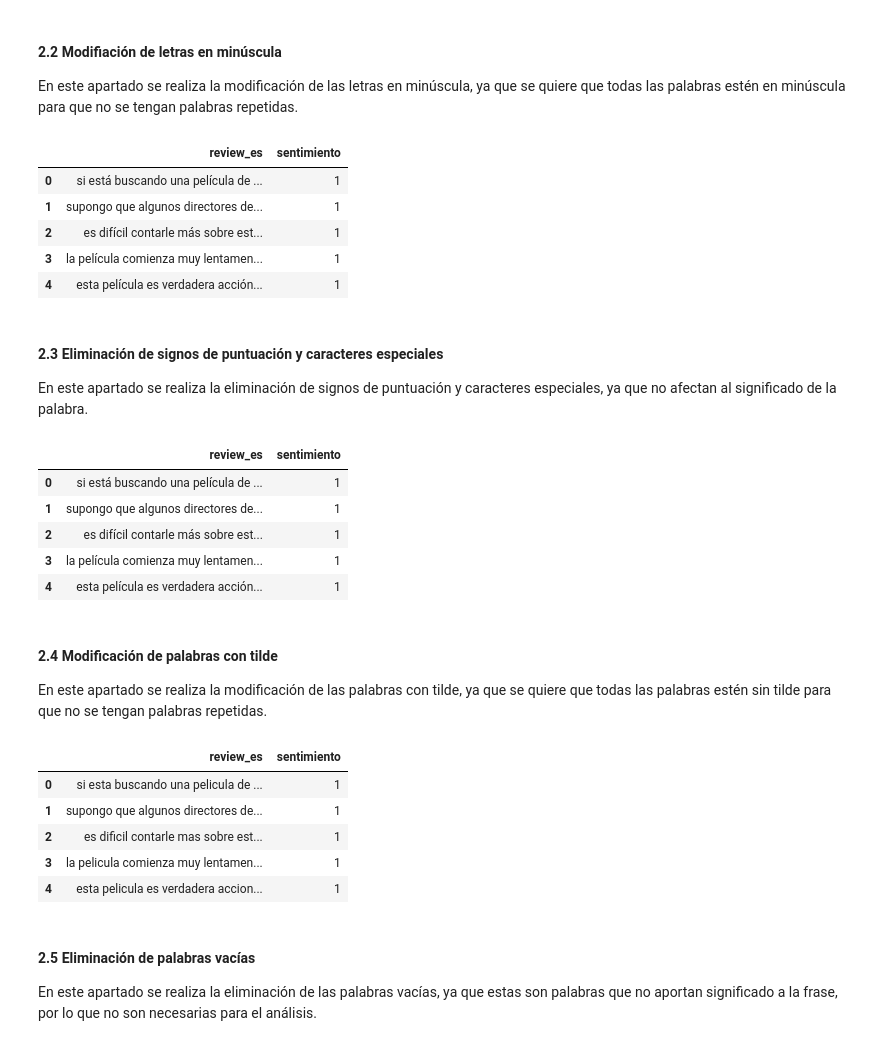
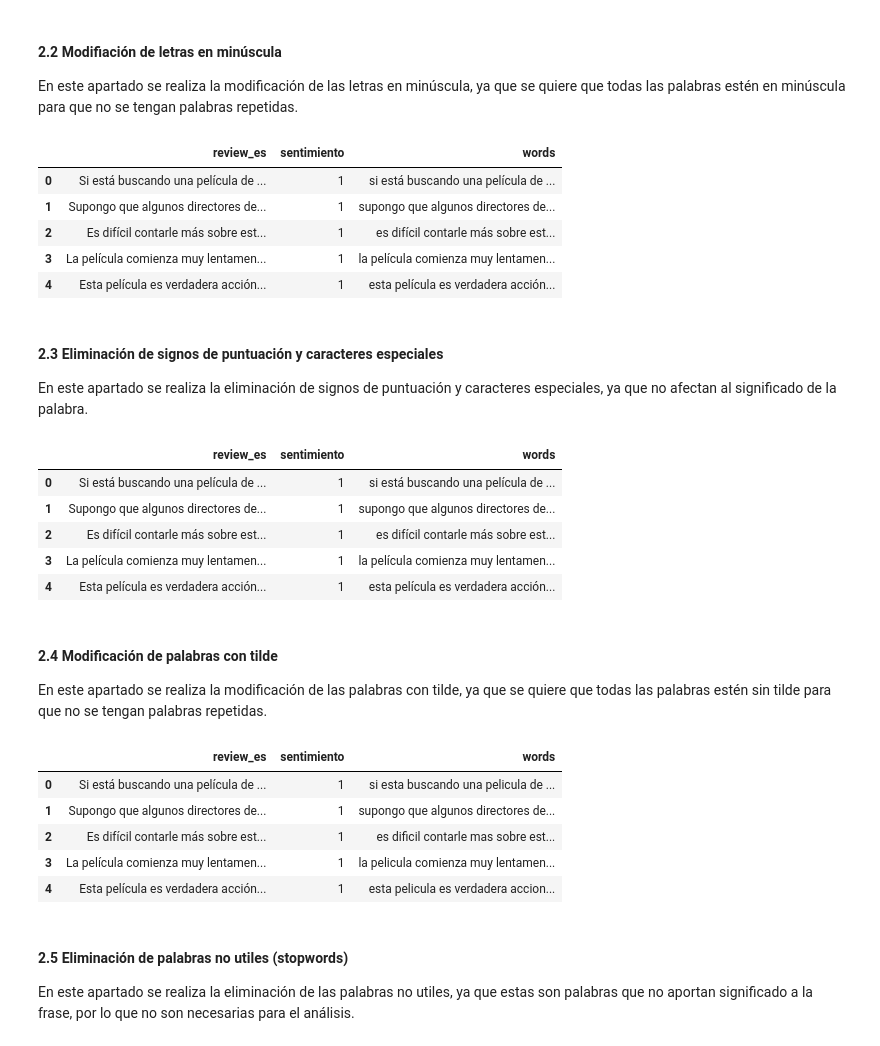
Before and after one commit to Zucaritas-BI/Proyecto-1, a Jupyter notebook: proy_desarrollo.ipynb, the cells around one changed output. Saved outputs shown, nothing was run; the diff lists cells and outputs as text; code cells hidden in the pictures.

```diff
--- a/proy_desarrollo.ipynb
+++ b/proy_desarrollo.ipynb
@@ -128,50 +200,50 @@ df_movies_prep.head()
 En este apartado se realiza la modificación de las letras en minúscula, ya que se quiere que todas las palabras estén en minúscula para que no se tengan palabras repetidas.
 # %%
 #Se cambian las letras a minúsculas
-df_movies_prep['review_es'] = df_movies_prep['review_es'].str.lower()
+df_movies_prep['words'] = df_movies_prep['review_es'].str.lower()
 
 #Visualización de los cambios
 df_movies_prep.head()
 # %% [output]
-|  | review_es | sentimiento |
-| 0 | si está buscando una película de ... | 1 |
-| 1 | supongo que algunos directores de... | 1 |
-| 2 | es difícil contarle más sobre est... | 1 |
-| 3 | la película comienza muy lentamen... | 1 |
-| 4 | esta película es verdadera acción... | 1 |
+|  | review_es | sentimiento | words |
+| 0 | Si está buscando una película de ... | 1 | si está buscando una película de ... |
+| 1 | Supongo que algunos directores de... | 1 | supongo que algunos directores de... |
+| 2 | Es difícil contarle más sobre est... | 1 | es difícil contarle más sobre est... |
+| 3 | La película comienza muy lentamen... | 1 | la película comienza muy lentamen... |
+| 4 | Esta película es verdadera acción... | 1 | esta película es verdadera acción... |
 # %% [markdown]
 #### 2.3 Eliminación de signos de puntuación y caracteres especiales
 En este apartado se realiza la eliminación de signos de puntuación y caracteres especiales, ya que no afectan al significado de la palabra.
 # %%
 #Se eliminan todos los caracteres especiales y signos de puntuación
-df_movies_prep['review_es'] = df_movies_prep['review_es'].str.replace('[^\w\s]','')
+df_movies_prep['words'] = df_movies_prep['words'].str.replace('[^\w\s]','')
 
 #Se hace '\S' para que no elimine los espacios
 #Visualización de los cambios
 df_movies_prep.head()
 # %% [output]
-|  | review_es | sentimiento |
-| 0 | si está buscando una película de ... | 1 |
-| 1 | supongo que algunos directores de... | 1 |
-| 2 | es difícil contarle más sobre est... | 1 |
-| 3 | la película comienza muy lentamen... | 1 |
-| 4 | esta película es verdadera acción... | 1 |
+|  | review_es | sentimiento | words |
+| 0 | Si está buscando una película de ... | 1 | si está buscando una película de ... |
+| 1 | Supongo que algunos directores de... | 1 | supongo que algunos directores de... |
+| 2 | Es difícil contarle más sobre est... | 1 | es difícil contarle más sobre est... |
+| 3 | La película comienza muy lentamen... | 1 | la película comienza muy lentamen... |
+| 4 | Esta película es verdadera acción... | 1 | esta película es verdadera acción... |
 # %% [markdown]
 #### 2.4 Modificación de palabras con tilde
 En este apartado se realiza la modificación de las palabras con tilde, ya que se quiere que todas las palabras estén sin tilde para que no se tengan palabras repetidas.
 # %%
 #Se cambian las tildes por letras sin tilde
-df_movies_prep['review_es'] = df_movies_prep['review_es'].str.normalize('NFKD').str.encode('ascii', errors='ignore').str.decode('utf-8')
+df_movies_prep['words'] = df_movies_prep['words'].str.normalize('NFKD').str.encode('ascii', errors='ignore').str.decode('utf-8')
 
 #Visualización de los cambios
 df_movies_prep.head()
 # %% [output]
-|  | review_es | sentimiento |
-| 0 | si esta buscando una pelicula de ... | 1 |
-| 1 | supongo que algunos directores de... | 1 |
-| 2 | es dificil contarle mas sobre est... | 1 |
-| 3 | la pelicula comienza muy lentamen... | 1 |
-| 4 | esta pelicula es verdadera accion... | 1 |
+|  | review_es | sentimiento | words |
+| 0 | Si está buscando una película de ... | 1 | si esta buscando una pelicula de ... |
+| 1 | Supongo que algunos directores de... | 1 | supongo que algunos directores de... |
+| 2 | Es difícil contarle más sobre est... | 1 | es dificil contarle mas sobre est... |
+| 3 | La película comienza muy lentamen... | 1 | la pelicula comienza muy lentamen... |
+| 4 | Esta película es verdadera acción... | 1 | esta pelicula es verdadera accion... |
 # %% [markdown]
-#### 2.5 Eliminación de palabras vacías
-En este apartado se realiza la eliminación de las palabras vacías, ya que estas son palabras que no aportan significado a la frase, por lo que no son necesarias para el análisis.
+#### 2.5 Eliminación de palabras no utiles (stopwords)
+En este apartado se realiza la eliminación de las palabras no utiles, ya que estas son palabras que no aportan significado a la frase, por lo que no son necesarias para el análisis.
```
Also changed, not shown: parts of 24 cells of this notebook.
